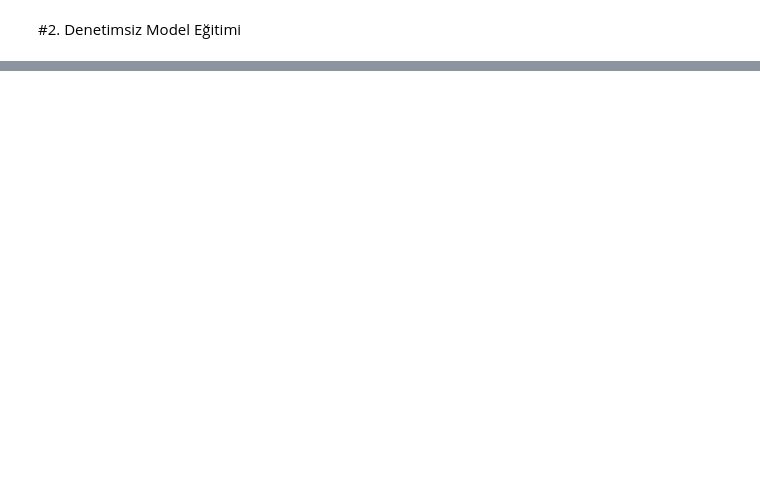
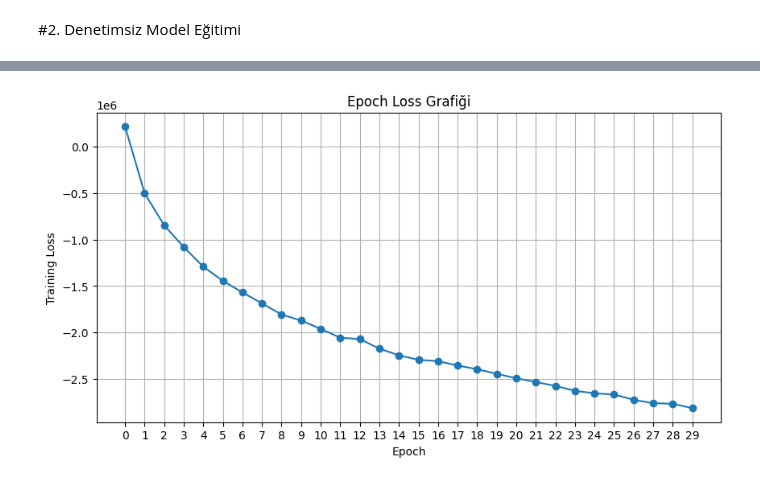
Before and after one commit to CerenAdiyaman/Wood-Anomaly-Detection-and-Segmentation, a Jupyter notebook: wood-anomaly-detection-and-segmentation.ipynb, the cells around one changed output, grey strips where cells are left out. Cells and saved outputs as stored; diff of their text form; code cells hidden in the pictures; blank space fills up the shorter version.

```diff
--- a/wood-anomaly-detection-and-segmentation.ipynb
+++ b/wood-anomaly-detection-and-segmentation.ipynb
@@ -172,0 +308,48 @@ import os
+# %%
+# Loss Grafiği Oluşturma
+import pandas as pd
+log_dir = logger.log_dir
+metrics_path = os.path.join(log_dir, 'metrics.csv')
+
+if os.path.exists(metrics_path):
+    try:
+        metrics = pd.read_csv(metrics_path)
+
+        loss_col_to_plot = 'train_loss_epoch'
+        epoch_col = 'epoch'
+
+        if epoch_col in metrics.columns and loss_col_to_plot in metrics.columns:
+            plot_data = metrics.dropna(subset=[epoch_col, loss_col_to_plot]).copy() # Copy() dataframe slice uyarısını engeller
+
+            if not plot_data.empty:
+                plot_data[epoch_col] = pd.to_numeric(plot_data[epoch_col], errors='coerce')
+                plot_data[loss_col_to_plot] = pd.to_numeric(plot_data[loss_col_to_plot], errors='coerce')
+
+                plot_data = plot_data.dropna(subset=[epoch_col, loss_col_to_plot])
+
+                plot_data = plot_data.sort_values(by=epoch_col)
+
+                if not plot_data.empty:
+                    plt.figure(figsize=(10, 5))
+                    plt.plot(plot_data[epoch_col], plot_data[loss_col_to_plot], marker='o', linestyle='-')
+                    plt.title('Epoch Loss Grafiği')
+                    plt.xlabel('Epoch')
+                    plt.ylabel('Training Loss')
+                    plt.grid(True)
+
+                    plt.xticks(plot_data[epoch_col].unique().astype(int))
+                    plt.show()
+                else:
+                     print(f"Uyarı: Sayısal değere dönüştürüldükten veya filtrelendikten sonra '{loss_col_to_plot}' sütununda grafiklemek için yeterli veri bulunamadı.")
+
+            else:
+                print(f"Uyarı: '{loss_col_to_plot}' sütununda NaN olmayan veri içeren satır bulunamadı. metrics.csv dosyasını kontrol edin.")
+
+        else:
+            print(f"Hata: CSV dosyasında '{epoch_col}' veya '{loss_col_to_plot}' sütunu bulunamadı. Sütun adlarını kontrol edin.")
+
+    except Exception as e:
+        print(f"metrics.csv okunurken veya işlenirken hata oluştu: {e}")
+        print(f"Metrik dosyası yolu: {metrics_path}")
+# %% [output]
+[figure, added]
```
Also changed, not shown: parts of 26 cells of this notebook.
